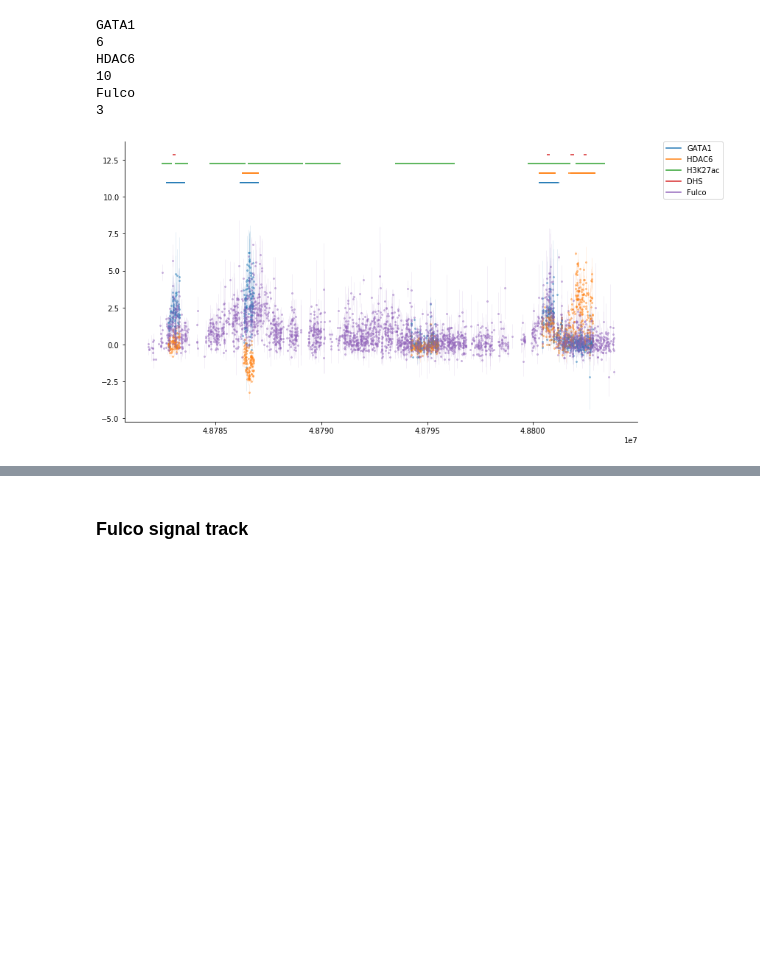
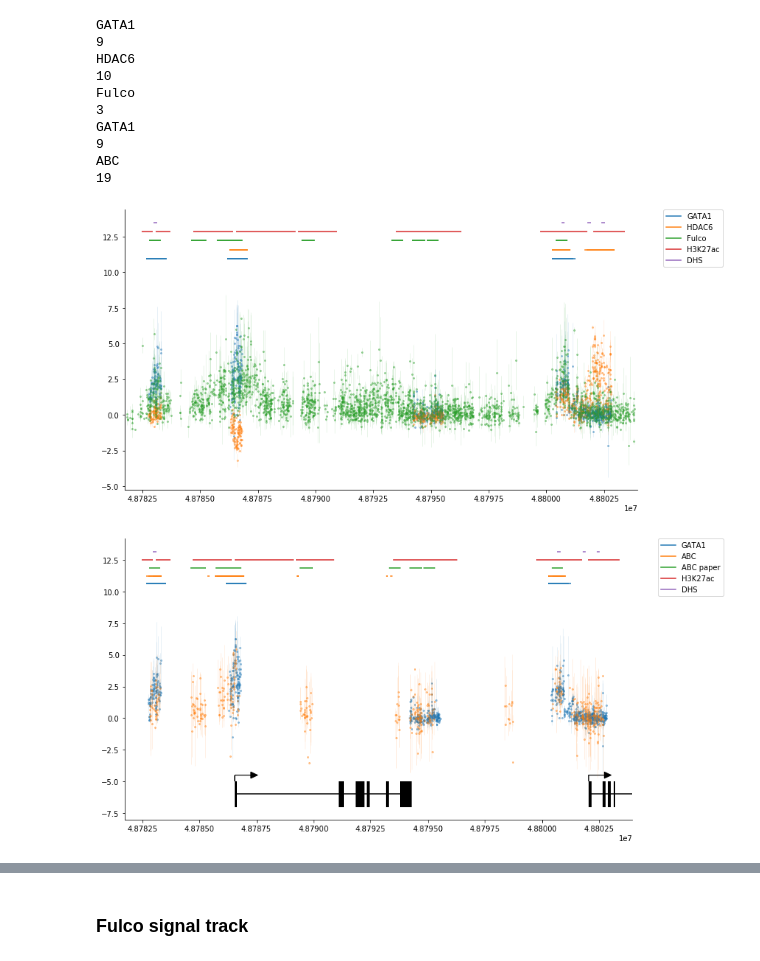
Before and after one commit to sjgosai/casa, a Jupyter notebook: analysis/GATA_locus.ipynb, the cells around one changed output, grey strips where cells are left out. Drawn from its saved outputs; the diff is of its cells as text; code cells hidden in the pictures; blank space fills up the shorter version.

```diff
--- a/analysis/GATA_locus.ipynb
+++ b/analysis/GATA_locus.ipynb
@@ -60 +84,6 @@ data = pd.concat([ df.set_index('Coordinates') for df in data ],axis=1)
+# %%
+# Flip ABC data
+data['ABC1'] = data['ABC1'] * -1
+data['ABC2'] = data['ABC2'] * -1
+data['ABC3'] = data['ABC3'] * -1
 # %% [markdown]
@@ -77,13 +106,13 @@ data['cutsite'] = [ int(coord.split(':')[1].split('-')[1]) - 4
                     int(coord.split(':')[1].split('-')[0]) + 3
                       for coord in data.index ]
 # %%
-test_peaks = [ pd.read_table(fn,sep='\t',header=None,names=['chr','start','end']) for fn in ['../data/GATA1_rep5__mergedPeaks.bed','../data/GATA1_rep7__mergedPeaks.bed'] + ['../data/HDAC_rep9__mergedPeaks.bed','../data/HDAC_rep10__mergedPeaks.bed'] ]
+test_peaks = [ pd.read_table(fn,sep='\t',header=None,usecols=[0,1,2],names=['chr','start','end']) for fn in ['../data/GATA1_rep5__mergedPeaks.bed','../data/GATA1_rep7__mergedPeaks.bed'] + ['../data/HDAC_rep9__mergedPeaks.bed','../data/HDAC_rep10__mergedPeaks.bed'] + ['../data/ABC_rep1__sigPeaks.bed','../data/ABC_rep2__sigPeaks.bed','../data/ABC_rep3__sigPeaks.bed'] + ['../data/Fulco_GATA_enhancer_filter.bed','../data/Fulco_GATA_enhancer_filter.bed'] ]
 print(len(test_peaks))
-extra_feat = [ pd.read_table(fn,sep='\t',header=None,names=['chr','start','end'],usecols=[0,1,2]) for fn in ['../data/k27ac_replicatePeaks_hg38_scoreFiltered.bed','../data/DNASE_peaks_replicated.bed'] ]
+extra_feat = [ pd.read_table(fn,sep='\t',header=None,names=['chr','start','end'],usecols=[0,1,2]) for fn in ['../data/Fulco_GATA_enhancer_filter.bed','../data/ABC_paperPeaks_hg38.bed','../data/k27ac_replicatePeaks_hg38_scoreFiltered.bed','../data/DNASE_peaks_replicated.bed'] ]
 [ test_peaks.append( feat.loc[ feat['chr'] == 'chrX' ,:] ) for feat in extra_feat ]
 test_peaks = [ df.reset_index(drop=True) for df in test_peaks ]
 print(len(test_peaks))
-for exp_id, peaks_idx in zip(['G1R1','G1R2','H6R1','H6R2','k27','DHS'],range(len(test_peaks))):
+for exp_id, peaks_idx in zip(['G1R1','G1R2','H6R1','H6R2','ABC1','ABC2','ABC3','FUL1','FUL2','Ref1','Ref2','k27','DHS'],range(len(test_peaks))):
     test_peaks[peaks_idx]['exp_id'] = exp_id
     test_peaks[peaks_idx]['assay'] = id2info[exp_id][0]
     test_peaks[peaks_idx]['replicate'] = id2info[exp_id][1]
@@ -151,6 +181,24 @@ def plot_hff_cutsites(plot_interval, cutsite_data, peak_data, plot_ids):
     ax.legend(custom_lines, plot_ids,bbox_to_anchor=(1.05, 1), loc=2, borderaxespad=0.)
     plt.tight_layout()
     return fig, ax
+# %%
+def _draw_genes_from_gff(ax, gff, promoter_params=[1000,0.2,1000]):
+    for i, line in gff.iterrows():
+        exonStarts = [int(x) for x in line['exonStarts'].split(',')]
+        exonEnds   = [int(x) for x in line['exonEnds'].split(',')]
+        direction  = 2*int(line['strand'] == '+') - 1
+        for start, end in zip(exonStarts, exonEnds):
+            ax.fill_betweenx([-7.0,-5.0],[start,start],[end,end],facecolor='black')
+        ax.hlines(y=-6.0,xmin=exonStarts[0],xmax=exonEnds[-1])
+        if direction == 1:
+            x_loc = exonStarts[0]
+        else:
+            x_loc = exonEnds[-1]
+        ax.vlines(x=x_loc,ymin=-5.0,ymax=-4.5)
+        #ax.annotate("", xy=(x_loc+(direction*2000), 1.0), xytext=(x_loc, 1.0),arrowprops=dict(arrowstyle="->"))
+        ax.arrow(x=x_loc,y=-4.5,dx=direction*promoter_params[0],dy=0,
+                 head_width=promoter_params[1], head_length=promoter_params[2], fc='k', ec='k')
+    return None
 # %%
 fig_h, ax_h = plot_hff_cutsites(np.array([[48397729,49657309]]),
           data, test_peaks, plot_ids=['G1R1','G1R2','H6R1','H6R2','FUL1','FUL2','k27','DHS'])
@@ -220,20 +277,31 @@ def plot_combined_cutsites(plot_interval, cutsite_data, peak_data, plot_ids):
     ax.spines['top'].set_visible(False)
     custom_lines = [ Line2D([0], [0], color=plt.rcParams['axes.prop_cycle'].by_key()['color'][i]) for i, assay in enumerate(avail_data['assay'].unique()) ]
     ax.legend(custom_lines, avail_data['assay'].unique(),bbox_to_anchor=(1.05, 1), loc=2, borderaxespad=0.)
+    ax.set_xlim(*plot_interval)
     plt.tight_layout()
     return fig, ax
 # %%
 fig_h, ax_h = plot_combined_cutsites(np.array([[48781722,48803966]]),
                                data, test_peaks, plot_ids=['G1R1','G1R2','H6R1','H6R2','FUL1','FUL2','k27','DHS'])
 fig_h.savefig('GATA_locus__48781722_48803966__all.pdf')
+fig_h, ax_h = plot_combined_cutsites(np.array([[48781722,48803966]]),
+                               data, test_peaks, plot_ids=['G1R1','G1R2','ABC1','ABC2','ABC3','Ref2','k27','DHS'])
+_draw_genes_from_gff(ax_h, gff, promoter_params=[700,0.5,300])
+
+fig_h.savefig('GATA_locus_with_ABC__48781722_48803966__all.pdf')
 # %% [output]
 GATA1
-6
+9
 HDAC6
 10
 Fulco
 3
+GATA1
+9
+ABC
+19
-[figure, old version]
+[figure, new version]
+[figure, added]
 # %%
 fig_h, ax_h = plot_combined_cutsites(np.array([[48397729,49657309]]),
                   data, test_peaks, plot_ids=['G1R1','G1R2','H6R1','H6R2','FUL1','FUL2','k27','DHS'])
```
Also changed, not shown: parts of 35 cells of this notebook, 2 other files.
